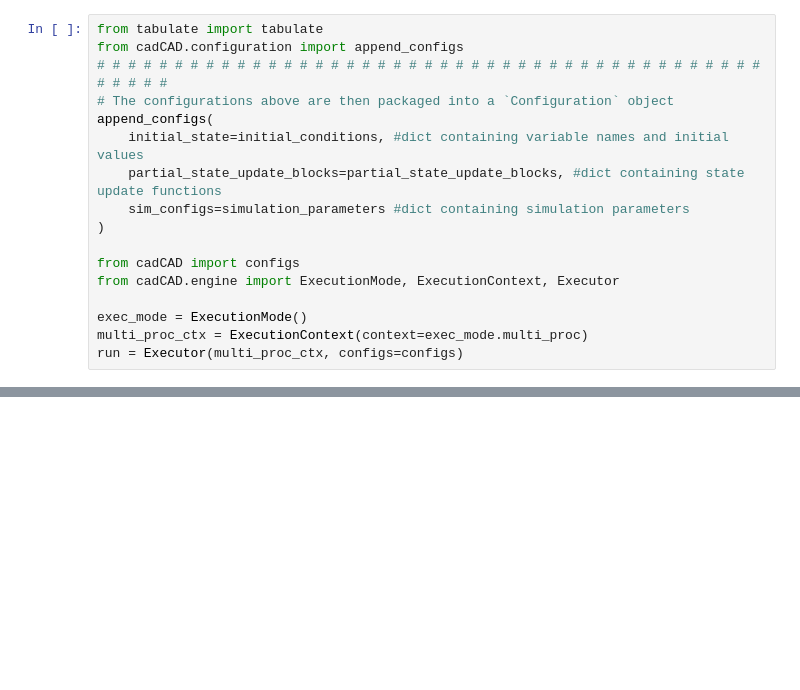
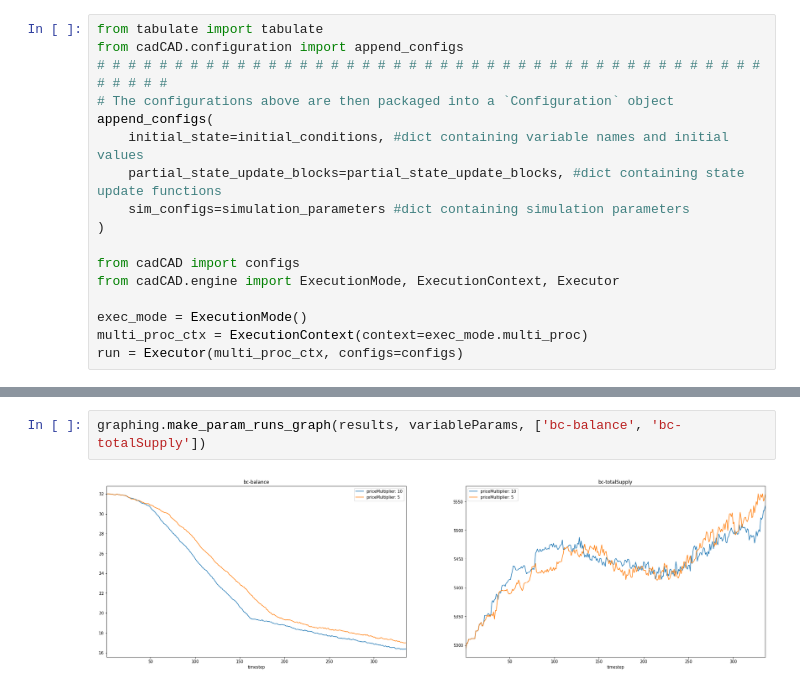
Before and after one commit to clovers-network/clovers-cadCAD, a Jupyter notebook: src/Clovers Network Token Simulations.ipynb, the cells around one changed output, grey strips where cells are left out. Drawn from its saved outputs; the diff is of its cells as text; blank space fills up the shorter version.

```diff
--- a/src/Clovers Network Token Simulations.ipynb
+++ b/src/Clovers Network Token Simulations.ipynb
@@ -189,0 +207,4 @@ graphing.make_final_state_graph(results, graphsize=(10,6))
+# %%
+graphing.make_param_runs_graph(results, variableParams, ['bc-balance', 'bc-totalSupply'])
+# %% [output]
+[figure, added]
```
Also changed, not shown: parts of 6 cells of this notebook, 2 other files.
